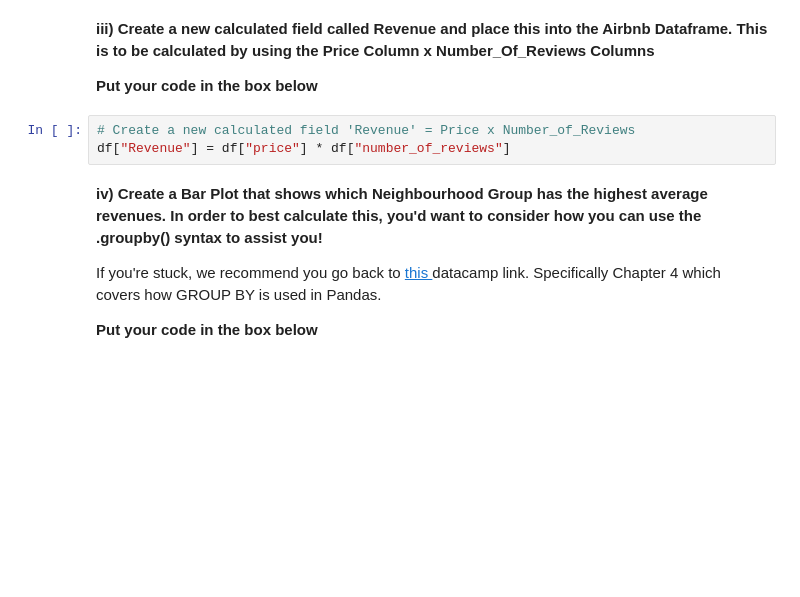
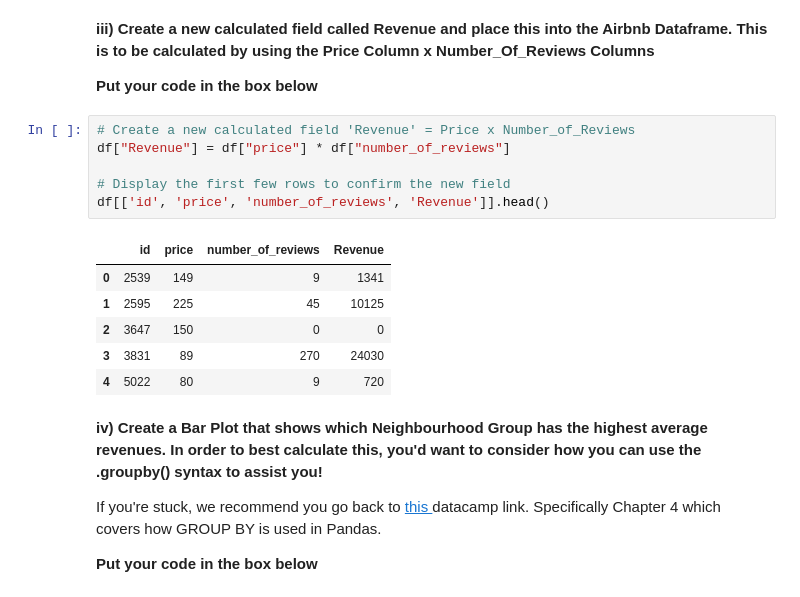
Before and after one commit to christinedbaxter/sb-caseStudy-airBnb, a Jupyter notebook: Airbnb_Exercise_Student_Facing_170221.ipynb, the cells around one changed output. Cells and saved outputs as stored; diff of their text form; blank space fills up the shorter version.

```diff
--- a/Airbnb_Exercise_Student_Facing_170221.ipynb
+++ b/Airbnb_Exercise_Student_Facing_170221.ipynb
@@ -148,6 +146,16 @@ Name: count, dtype: float64
 # %%
 # Create a new calculated field 'Revenue' = Price x Number_of_Reviews
 df["Revenue"] = df["price"] * df["number_of_reviews"]
+
+# Display the first few rows to confirm the new field
+df[['id', 'price', 'number_of_reviews', 'Revenue']].head()
+# %% [output]
+|  | id | price | number_of_reviews | Revenue |
+| 0 | 2539 | 149 | 9 | 1341 |
+| 1 | 2595 | 225 | 45 | 10125 |
+| 2 | 3647 | 150 | 0 | 0 |
+| 3 | 3831 | 89 | 270 | 24030 |
+| 4 | 5022 | 80 | 9 | 720 |
 # %% [markdown]
 <b> iv) Create a Bar Plot that shows which Neighbourhood Group has the highest average revenues. In order to best
 calculate this, you'd want to consider how you can use the .groupby() syntax to assist you! </b>
```
Also changed, not shown: parts of 2 cells of this notebook.
